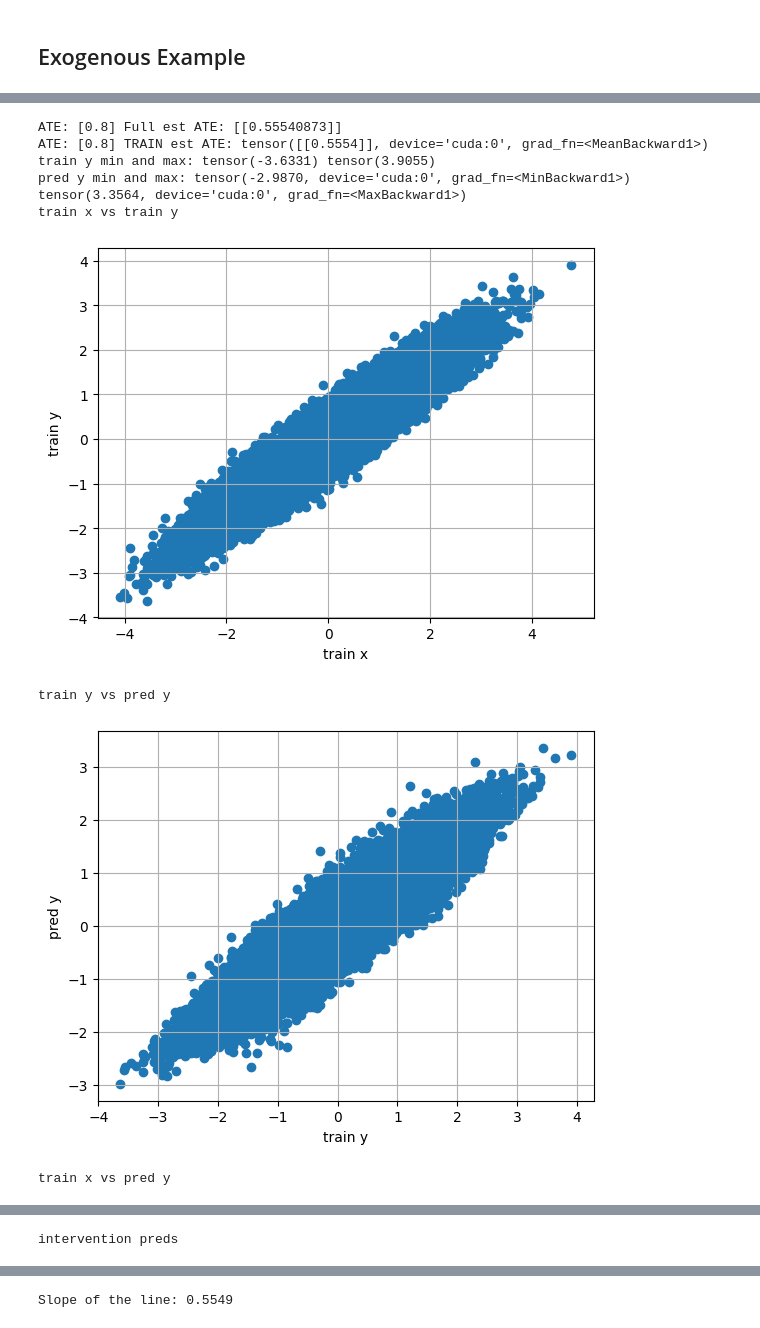
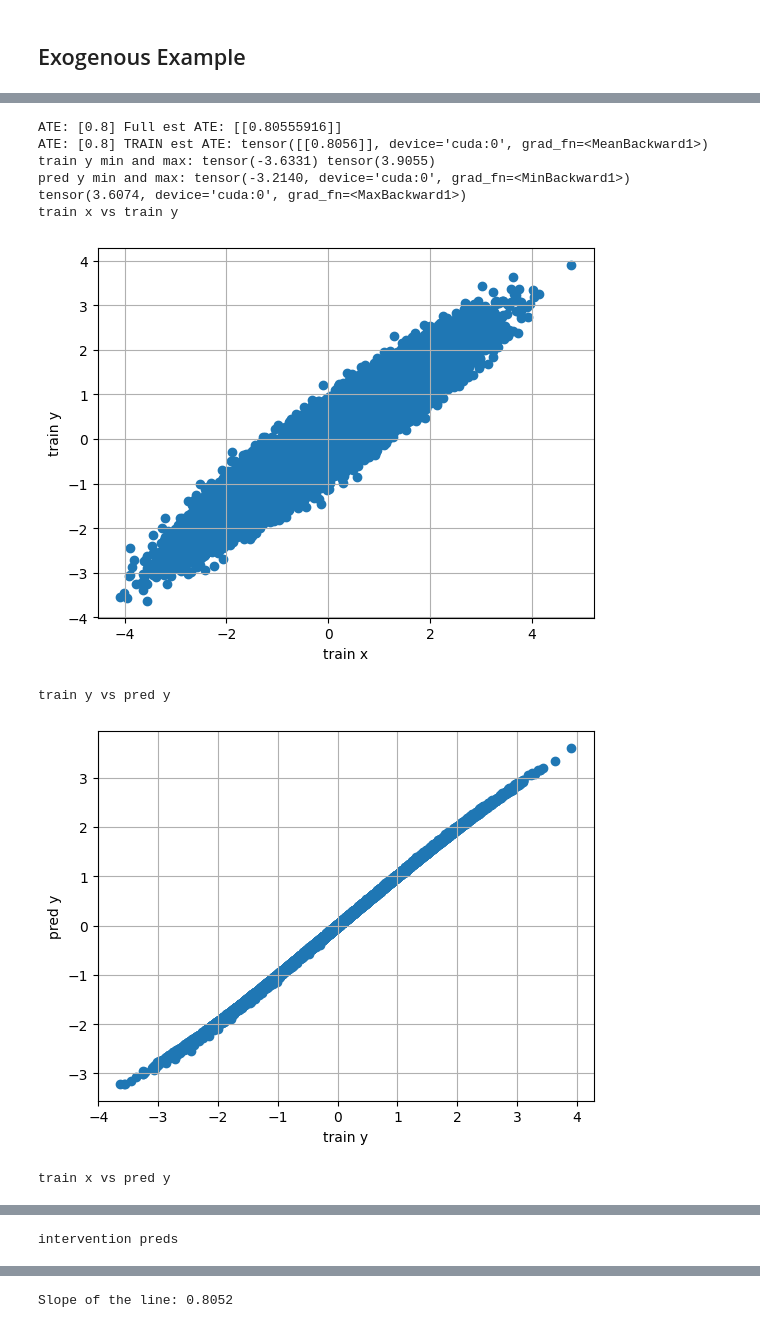
Before and after one commit to matthewvowels1/Causal_Transformer, a Jupyter notebook: CaT/tutorial_exogenous.ipynb, the cells around one changed output, grey strips where cells are left out. Cells and saved outputs as stored; diff of their text form; code cells hidden in the pictures.

```diff
--- a/CaT/tutorial_exogenous.ipynb
+++ b/CaT/tutorial_exogenous.ipynb
@@ -137,17 +109,10 @@ def input_output_sensitivity_matrix(input, model, epsilon=100.0, full=True):
 # %%
 
-_, _, _, _, _, Y0, Y1 = generate_data(N=1000000, d=d)
-ATE = (Y1 - Y0).mean(0)  # multi-dim ATE based off a large sample
+estimates = []
 
-print('ATE:', ATE)
+for i in range(1):
 
-estimates = []
-x_shifts = []
-x_inc = 0.0
-for i in range(1):
-    x_shifts.append(x_shift)
-
-    all_data, DAGnx, var_names, causal_ordering, var_types, Y0, Y1 = generate_data(N=sample_size, x_shift=x_shift, d=d)
+    all_data, DAGnx, var_names, causal_ordering, var_types, Y0, Y1 = generate_data(N=sample_size, d=d)
 
 
     indices = np.arange(0, len(all_data))
@@ -167,6 +132,7 @@ for i in range(1):
                     head_size=head_size,
                     num_heads=num_heads,
                     ff_n_embed=ff_n_embed,
+                    embed_dim= embed_dim,
                     dag=DAGnx,
                     causal_ordering=causal_ordering,
                     n_layers=n_layers,
@@ -228,8 +194,8 @@ for i in range(1):
                 eval_loss[split] = losses.mean()
             mses.append(eval_loss['train'])
 
-            intervention_nodes_vals_0 = {'X':  x_shift + 0}
-            intervention_nodes_vals_1 = {'X':  x_shift + 1}
+            intervention_nodes_vals_0 = {'X':  0}
+            intervention_nodes_vals_1 = {'X':  1}
             ci = inference.CausalInference(model=model, device=device)
             D0 = ci.forward(data=all_data , intervention_nodes_vals=intervention_nodes_vals_0)
             D1 = ci.forward(data=all_data , intervention_nodes_vals=intervention_nodes_vals_1)
@@ -281,8 +247,8 @@ for i in range(1):
 
 
     model.eval()
-    intervention_nodes_vals_0 = {'X':  x_shift + 0}
-    intervention_nodes_vals_1 = {'X':  x_shift + 1}
+    intervention_nodes_vals_0 = {'X':  0}
+    intervention_nodes_vals_1 = {'X':  1}
     ci = inference.CausalInference(model=model, device=device)
     D0 = ci.forward(data=all_data , intervention_nodes_vals=intervention_nodes_vals_0)
     D1 = ci.forward(data=all_data , intervention_nodes_vals=intervention_nodes_vals_1)
@@ -295,17 +261,6 @@ for i in range(1):
     print('ATE:', ATE, 'est ATE:', est_ATE)
     estimates.append(est_ATE)
 
-    x_shift += x_inc
-    print(x_shift)
 
 print(estimates)
-
-
-
-'''Notes:
-activation seems to play some role, but not be the main issue. Mish, Swish, and LeakyReLU have been tested and work, but conditional on the shift issue (see below).
-shifting y seems not to have an impact, but shifting x does. It impacts the loss, and the estimation of the causal effect.
-If X and B are both shifted by the same amount, the network fails. However, if X is shifted away from zero and B is not, it works.
-Importantly, bypassing the attention mechanism (and feeding Vprime only as the output of the MHA head doesn't work either!).
-'''
 # %% [output]
@@ -336,7 +292,7 @@ ATE: [0.8] est ATE: 0.5607844633614205
 # %%
 model.eval()
-intervention_nodes_vals_0 = {'X': x_shift + 0}
-intervention_nodes_vals_1 = {'X': x_shift + 1}
+intervention_nodes_vals_0 = {'X': 0}
+intervention_nodes_vals_1 = {'X': 1}
 ci = inference.CausalInference(model=model, device=device)
 D0 = ci.forward(data=all_data , intervention_nodes_vals=intervention_nodes_vals_0)
 D1 = ci.forward(data=all_data , intervention_nodes_vals=intervention_nodes_vals_1)
@@ -348,8 +304,8 @@ preds = model(train_data.to(device))
 train_data0 = train_data.clone()
 train_data1 = train_data.clone()
 
-train_data0[:, 0] =  x_shift + 0
-train_data1[:, 0] =  x_shift + 1
+train_data0[:, 0] =  0
+train_data1[:, 0] =  1
 preds0 = model(train_data0.to(device))
 preds1 = model(train_data1.to(device))
 est_train_ATE = (preds1[:,effect_index] - preds0[:,effect_index]).mean(0)
@@ -395,42 +351,42 @@ plt.show()
 
 
 # Define the range of values from 0 to 1 in increments of 0.05
-values = np.arange(x_shift + 0,  x_shift + 1.2, 0.05)
+values = np.arange(0,  1.2, 0.05)
 means = []
 
 # Iterate over each value, set it in the dataset, and collect the model output
 for val in values:
     train_data_clone = train_data.clone()  # Clone original data if needed to avoid modifying it
     train_data_clone[:, 0] = val
 
     preds = model(train_data_clone.to(device))
 
     mean_value = preds[:, effect_index, 0].mean().item()
     means.append(mean_value)
 
 
 slope, intercept = np.polyfit(values, means, 1)
 
 
 plt.figure(figsize=(8, 6))
 plt.plot(values, means, marker='o', label='Data')
 plt.plot(values, slope * values + intercept, label=f'Fit: Slope = {slope:.4f}', color='red')
 plt.title('Mean of Model Output vs Input Value')
 plt.xlabel('Input Value')
 plt.ylabel('Mean of Output')
 plt.legend()
 plt.grid(True)
 plt.show()
 
 # Print the slope
 print(f"Slope of the line: {slope:.4f}")
 # %% [output]
-ATE: [0.8] Full est ATE: [[0.55540873]]
-ATE: [0.8] TRAIN est ATE: tensor([[0.5554]], device='cuda:0', grad_fn=<MeanBackward1>)
+ATE: [0.8] Full est ATE: [[0.80555916]]
+ATE: [0.8] TRAIN est ATE: tensor([[0.8056]], device='cuda:0', grad_fn=<MeanBackward1>)
 train y min and max: tensor(-3.6331) tensor(3.9055)
-pred y min and max: tensor(-2.9870, device='cuda:0', grad_fn=<MinBackward1>) tensor(3.3564, device='cuda:0', grad_fn=<MaxBackward1>)
+pred y min and max: tensor(-3.2140, device='cuda:0', grad_fn=<MinBackward1>) tensor(3.6074, device='cuda:0', grad_fn=<MaxBackward1>)
 train x vs train y
 [figure]
 train y vs pred y
-[figure, old version]
+[figure, new version]
 train x vs pred y
@@ -441 +397 @@ intervention preds
-Slope of the line: 0.5549
+Slope of the line: 0.8052
```
Also changed, not shown: parts of 6 cells of this notebook, 2 other files.
